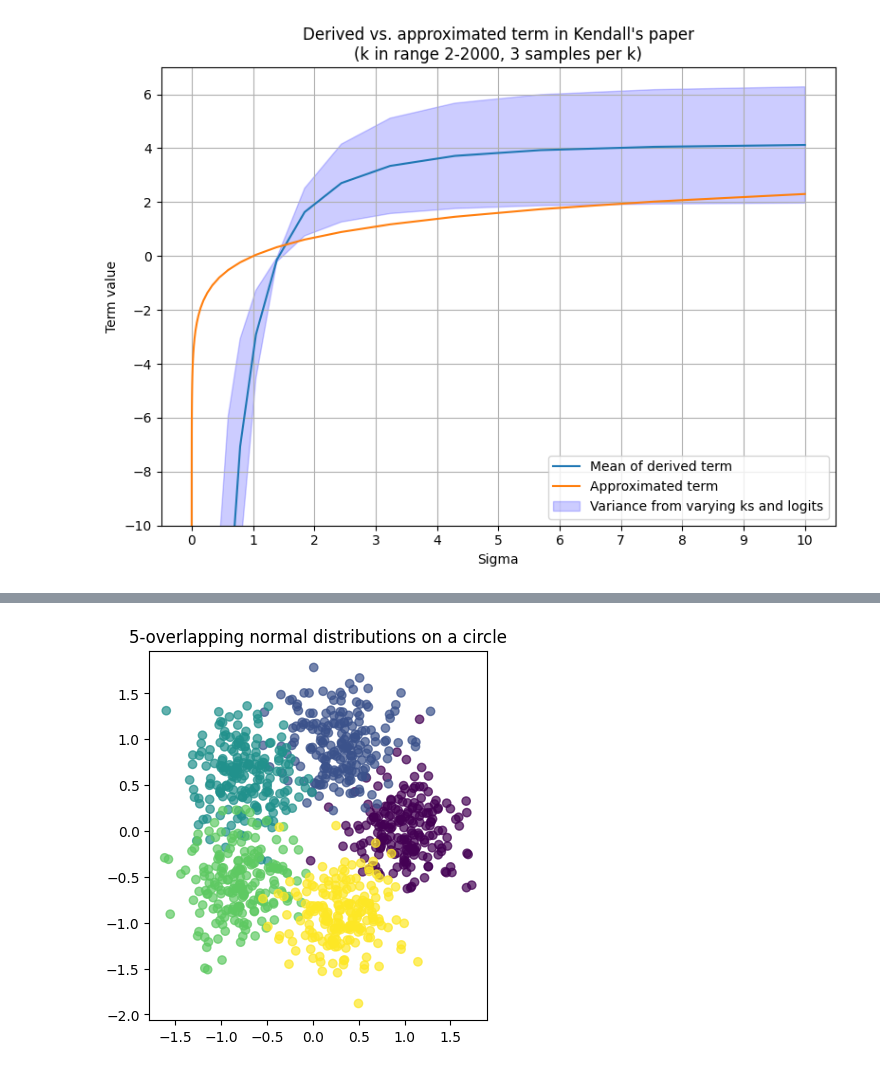
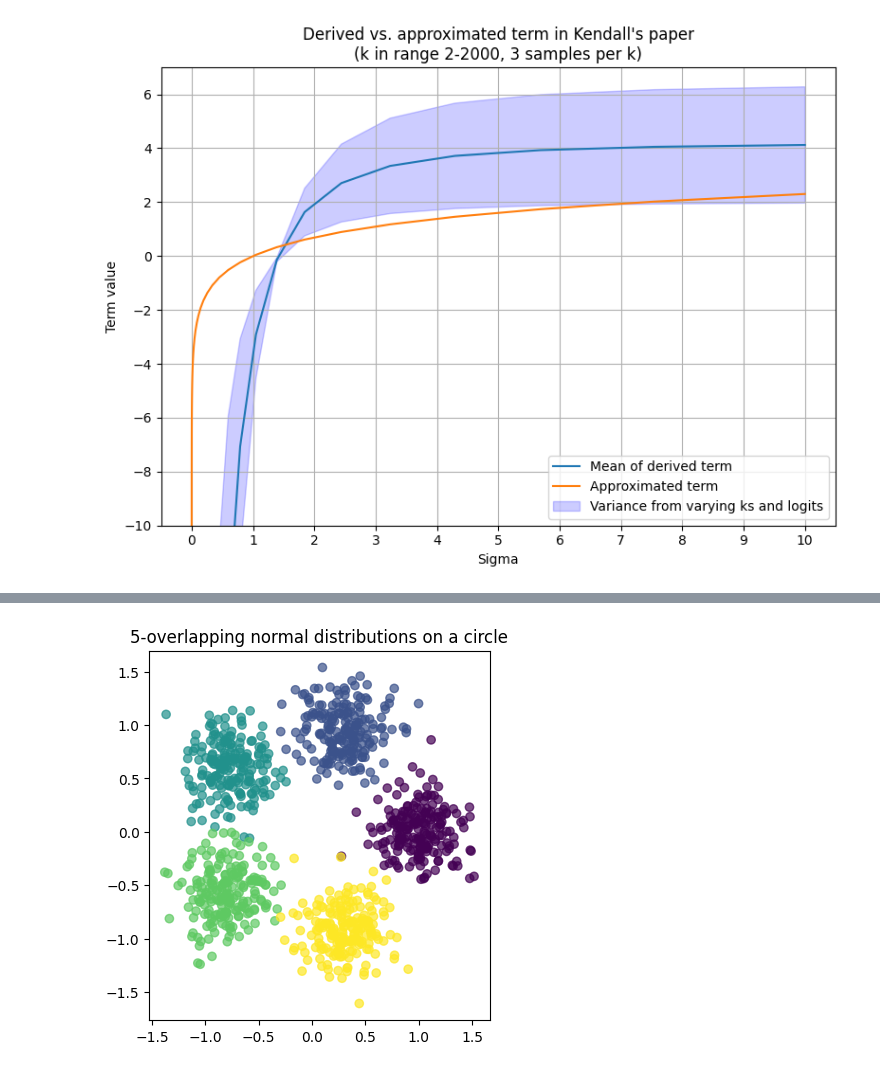
Before and after one commit to graphcore-research/minimol, a Jupyter notebook: notebooks/uncertainty_weighing.ipynb, the cells around one changed output, grey strips where cells are left out. Saved outputs shown, nothing was run; the diff lists cells and outputs as text; code cells hidden in the pictures.

```diff
--- a/notebooks/uncertainty_weighing.ipynb
+++ b/notebooks/uncertainty_weighing.ipynb
@@ -81,38 +125,38 @@ plt.show()
 # %%
 import numpy as np
 import matplotlib.pyplot as plt
 
-def generate_gaussian_mixture_on_circle(n_classes=3, samples_per_class=100, radius=5.0, variance=1.0, random_state=None):
-    X, y = [], []
+def generate_gaussian_mixture_on_circle(n_classes=3, samples_per_class=100, radius=5.0, variance=1.0, seed=None):
+    x, y = [], []
 
-    np.random.seed(random_state)
+    np.random.seed(seed)
     angles = np.linspace(0, 2 * np.pi, n_classes, endpoint=False)
 
     for i, angle in enumerate(angles):
         mean = np.array([radius * np.cos(angle), radius * np.sin(angle)])
         covariance = np.eye(2) * variance
         samples = np.random.multivariate_normal(mean, covariance, samples_per_class)
-        X.append(samples)
+        x.append(samples)
         y.append(np.full(samples_per_class, i))
 
-    return np.vstack(X), np.hstack(y)
+    return np.vstack(x), np.hstack(y)
 
 n_classes = 5
 samples_per_class = 200
 radius = 1.0
-variance = 0.1
+variance = 0.05
 
-X, y = generate_gaussian_mixture_on_circle(
+x, y = generate_gaussian_mixture_on_circle(
+    seed=42,
     radius=radius,
-    random_state=42,
     variance=variance,
     n_classes=n_classes,
     samples_per_class=samples_per_class,
 )
 
-plt.scatter(X[:, 0], X[:, 1], c=y, cmap='viridis', alpha=0.7)
+plt.scatter(x[:, 0], x[:, 1], c=y, cmap='viridis', alpha=0.7)
 plt.gca().set_aspect('equal', adjustable='box')
 plt.title(f"{n_classes}-overlapping normal distributions on a circle")
 plt.show()
 # %% [output]
-[figure, old version]
+[figure, new version]
```
Also changed, not shown: parts of 11 cells of this notebook, 1 other file.
